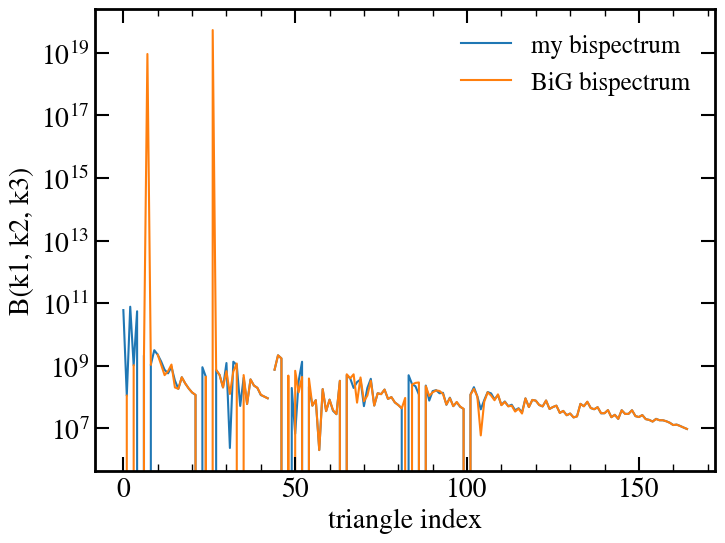
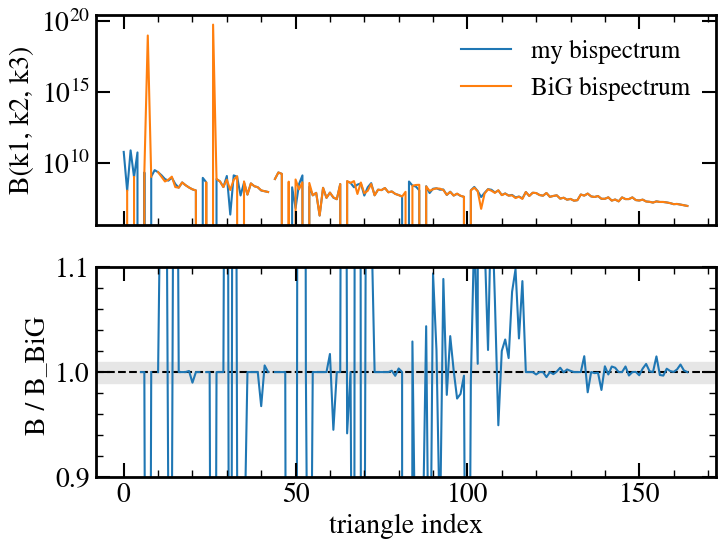
Code edit (unified diff) that turned the first committed figure into the second:
--- before
+++ after
@@ -1,13 +1,18 @@
-fig, ax = plt.subplots(1, 1, figsize=(8, 6))
+fig, ax = plt.subplots(2, 1, sharex=True, figsize=(8, 6))
 
-trindex = np.arange(len(raw_bisp))
-ax.semilogy(trindex, raw_bisp / norm_bisp / ngrid**9 * sim.header['BoxSize']**6, label='my bispectrum')
-ax.semilogy(trindex, big_res['bispectrum'], label='BiG bispectrum')
-ax.set_xlabel('triangle index')
-ax.set_ylabel('B(k1, k2, k3)')
-ax.legend()
+trindex = np.arange(len(my_bisp))
+ax[0].semilogy(trindex, my_bisp, label='my bispectrum')
+ax[0].semilogy(trindex, big_res['bispectrum'], label='BiG bispectrum')
+ax[1].axhspan(0.99, 1.01, color='0.9')
+ax[1].axhline(1, color='k', ls='--')
+ax[1].plot(trindex, my_bisp / big_res['bispectrum'])
+ax[1].set_xlabel('triangle index')
+ax[0].set_ylabel('B(k1, k2, k3)')
+ax[1].set_ylabel('B / B_BiG ')
+ax[0].legend()
 
+ax[1].set_ylim(0.9, 1.1)
 print(big_res['bispectrum'].shape)
-print(raw_bisp.shape)
+print(my_bisp.shape)
 
 plt.show()

Commit: updated test